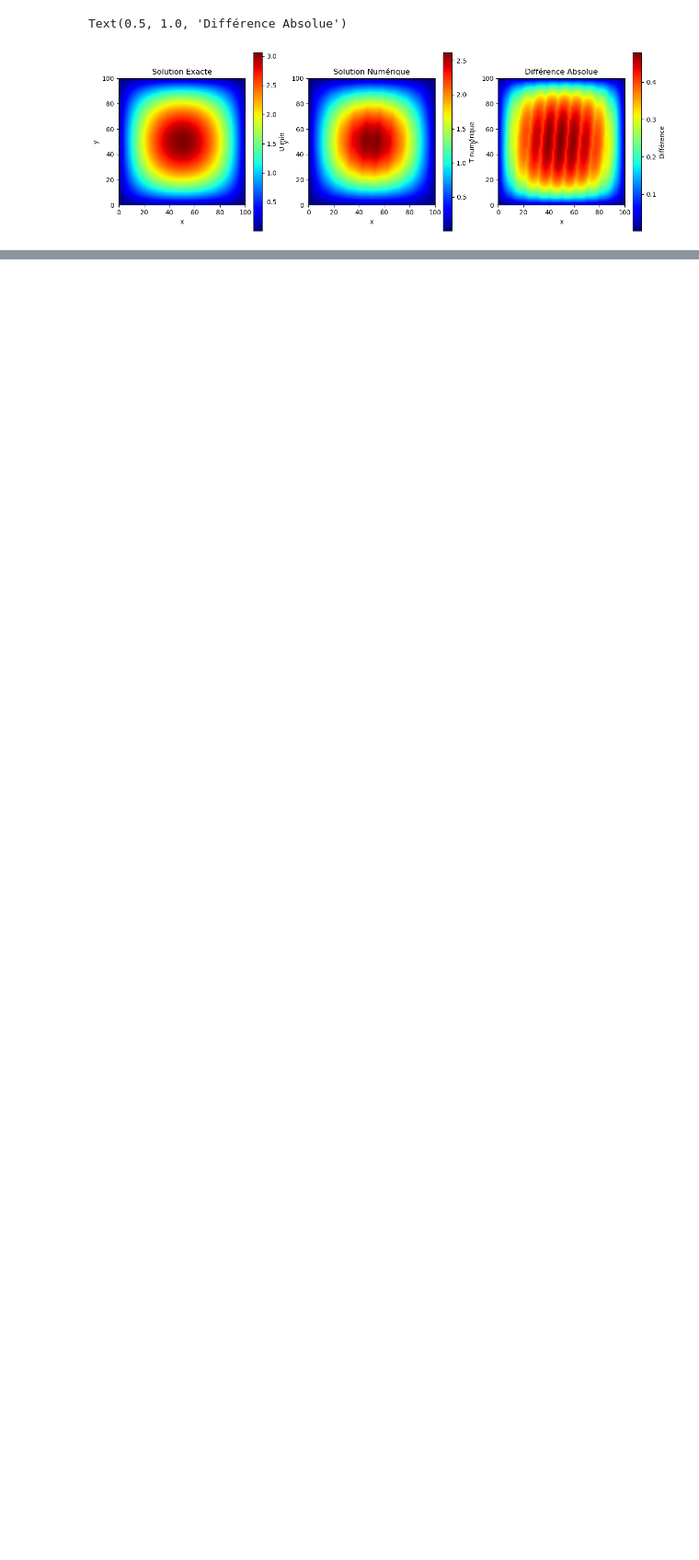
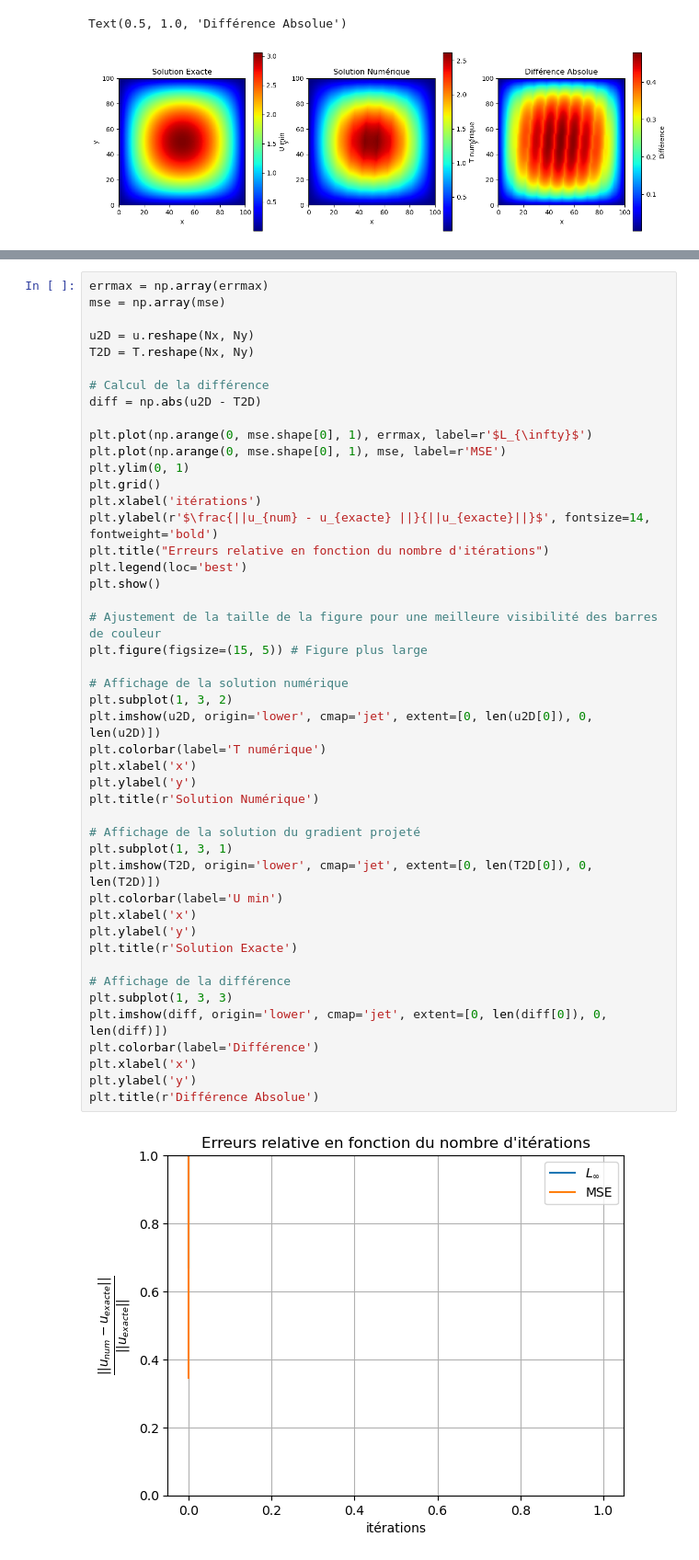
Before and after one commit to PaulCanel/Probleme_inverse, a Jupyter notebook: heat.ipynb, the cells around one changed output, grey strips where cells are left out. Shown: that part at 92% size. Cells and saved outputs as stored; diff of their text form; blank space fills up the shorter version.

```diff
--- a/heat.ipynb
+++ b/heat.ipynb
@@ -788,0 +891,48 @@ Text(0.5, 1.0, 'Différence Absolue')
+# %%
+errmax = np.array(errmax)
+mse = np.array(mse)
+
+u2D = u.reshape(Nx, Ny)
+T2D = T.reshape(Nx, Ny)
+
+# Calcul de la différence
+diff = np.abs(u2D - T2D)
+
+plt.plot(np.arange(0, mse.shape[0], 1), errmax, label=r'$L_{\infty}$')
+plt.plot(np.arange(0, mse.shape[0], 1), mse, label=r'MSE')
+plt.ylim(0, 1)
+plt.grid()
+plt.xlabel('itérations')
+plt.ylabel(r'$\frac{||u_{num} - u_{exacte} ||}{||u_{exacte}||}$', fontsize=14, fontweight='bold')
+plt.title("Erreurs relative en fonction du nombre d'itérations")
+plt.legend(loc='best')
+plt.show()
+
+# Ajustement de la taille de la figure pour une meilleure visibilité des barres de couleur
+plt.figure(figsize=(15, 5)) # Figure plus large
+
+# Affichage de la solution numérique
+plt.subplot(1, 3, 2)
+plt.imshow(u2D, origin='lower', cmap='jet', extent=[0, len(u2D[0]), 0, len(u2D)])
+plt.colorbar(label='T numérique')
+plt.xlabel('x')
+plt.ylabel('y')
+plt.title(r'Solution Numérique')
+
+# Affichage de la solution du gradient projeté
+plt.subplot(1, 3, 1)
+plt.imshow(T2D, origin='lower', cmap='jet', extent=[0, len(T2D[0]), 0, len(T2D)])
+plt.colorbar(label='U min')
+plt.xlabel('x')
+plt.ylabel('y')
+plt.title(r'Solution Exacte')
+
+# Affichage de la différence
+plt.subplot(1, 3, 3)
+plt.imshow(diff, origin='lower', cmap='jet', extent=[0, len(diff[0]), 0, len(diff)])
+plt.colorbar(label='Différence')
+plt.xlabel('x')
+plt.ylabel('y')
+plt.title(r'Différence Absolue')
+# %% [output]
+[figure, added]
```
Also changed, not shown: parts of 6 cells of this notebook.
